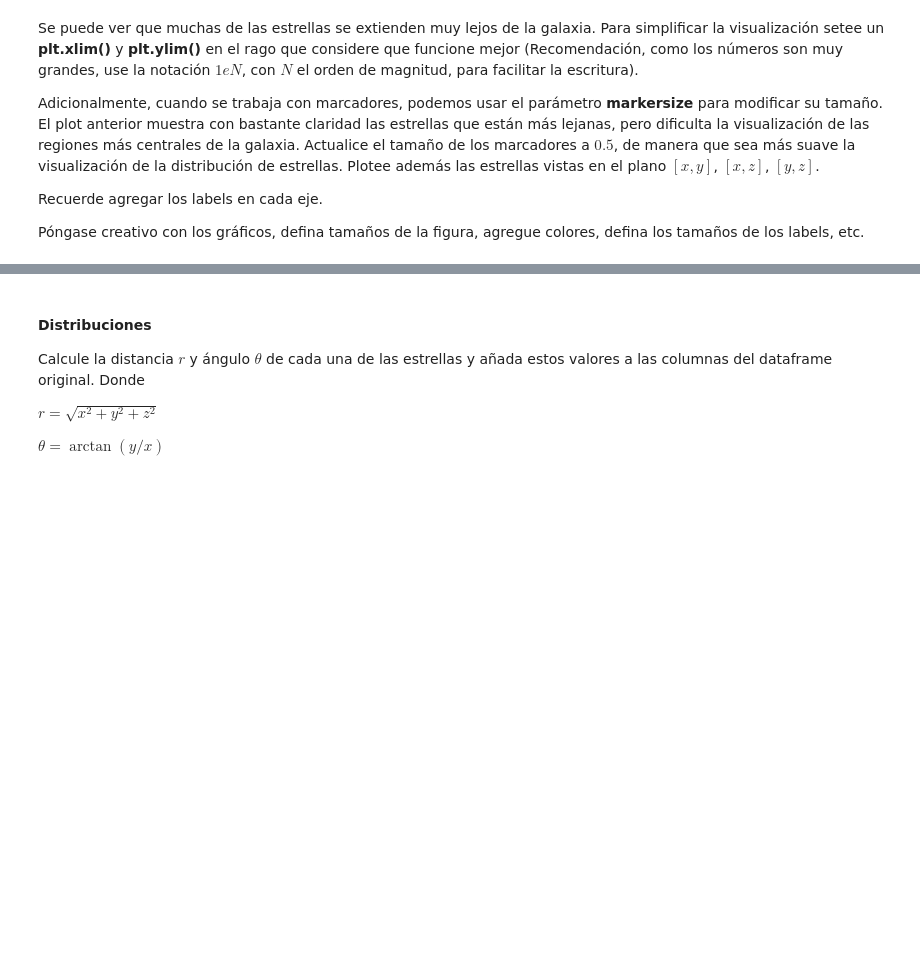
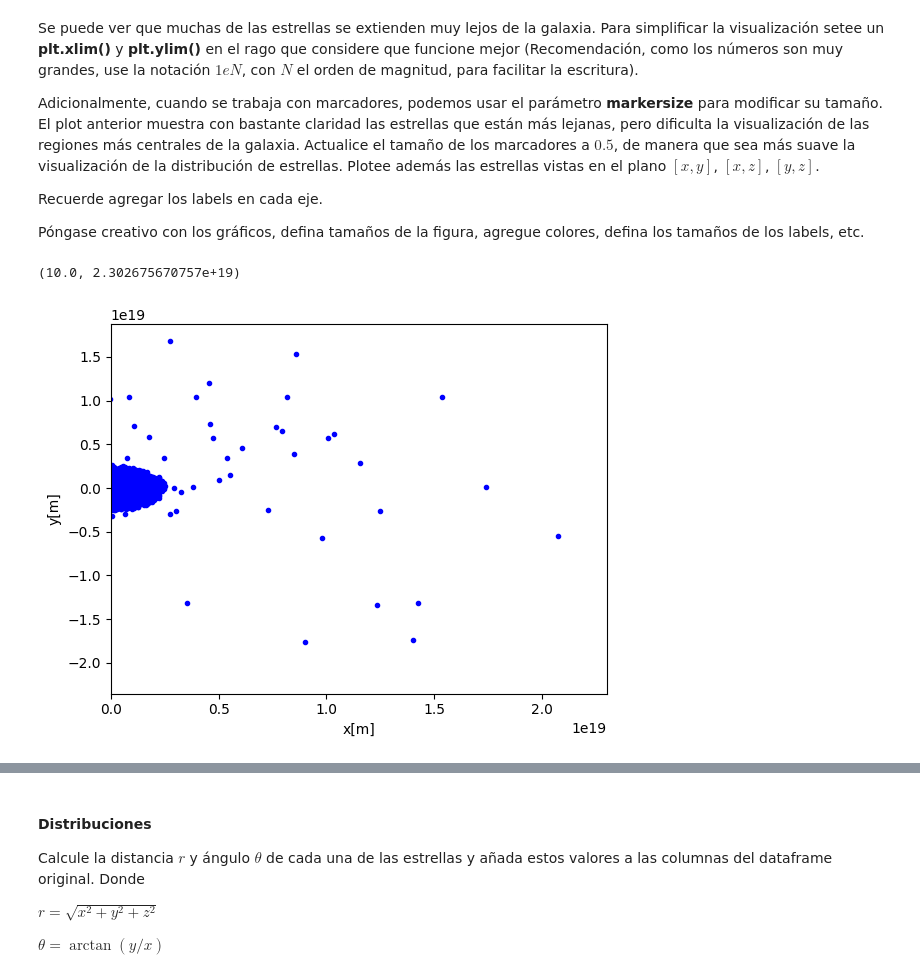
Before and after one commit to JoseAguirre-10/Tarea-1, a Jupyter notebook: Tarea_1.ipynb, the cells around one changed output, grey strips where cells are left out. Drawn from its saved outputs; the diff is of its cells as text; code cells hidden in the pictures; blank space fills up the shorter version.

```diff
--- a/Tarea_1.ipynb
+++ b/Tarea_1.ipynb
@@ -434,4 +462,14 @@ Adicionalmente, cuando se trabaja con marcadores, podemos usar el parámetro **m
 Recuerde agregar los labels en cada eje.
 
 Póngase creativo con los gráficos, defina tamaños de la figura, agregue colores, defina los tamaños de los labels, etc.
+# %%
+# Grafique vista en plano [x, y] aquí
+plt.plot(x,y,'blue', marker ='.',linestyle='')
+N = 10**1
+plt.xlabel('x[m]')
+plt.ylabel('y[m]')
+plt.xlim(N)
+# %% [output]
+(10.0, 2.302675670757e+19)
+[figure, added]
 # %%
```
Also changed, not shown: parts of 14 cells of this notebook.
